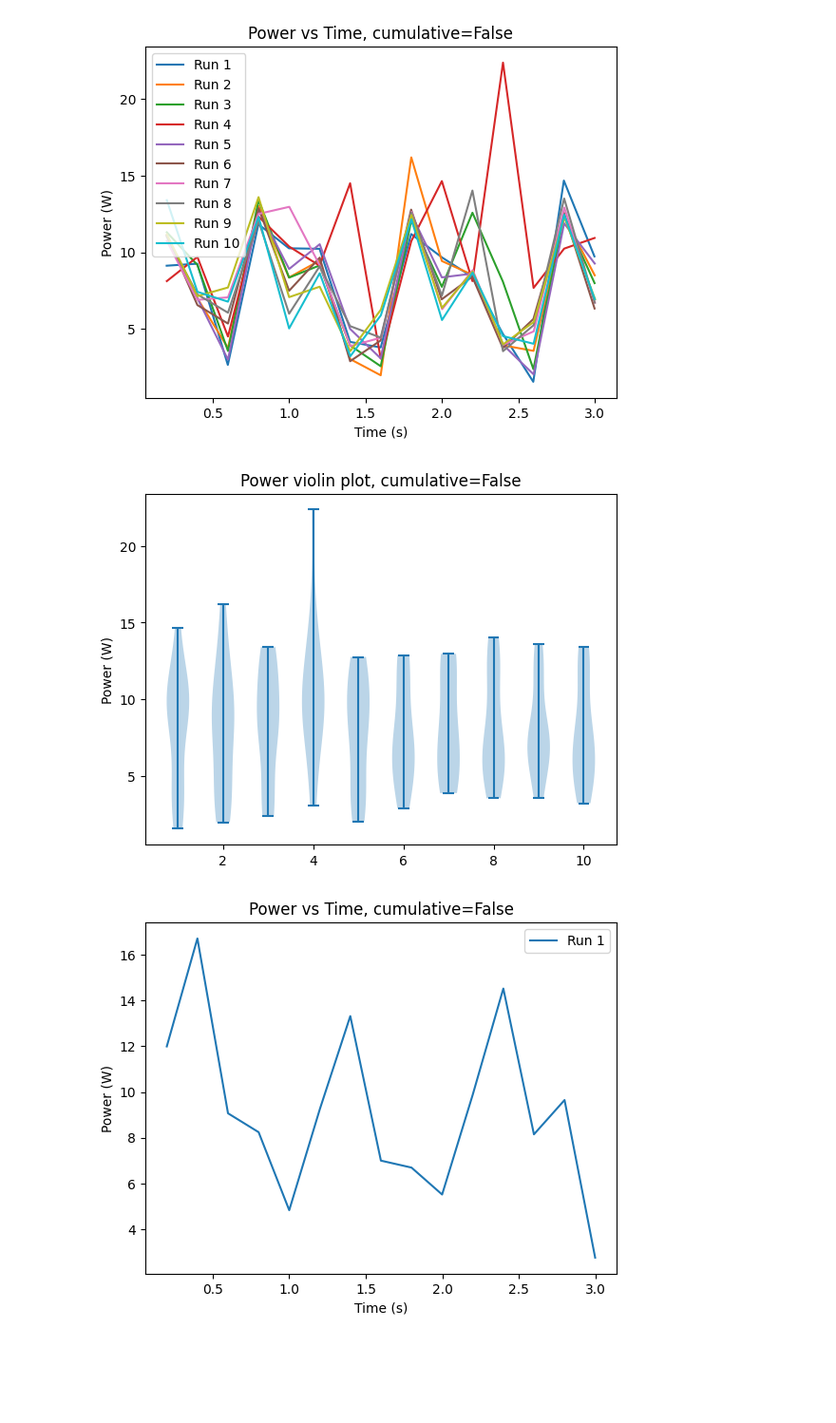
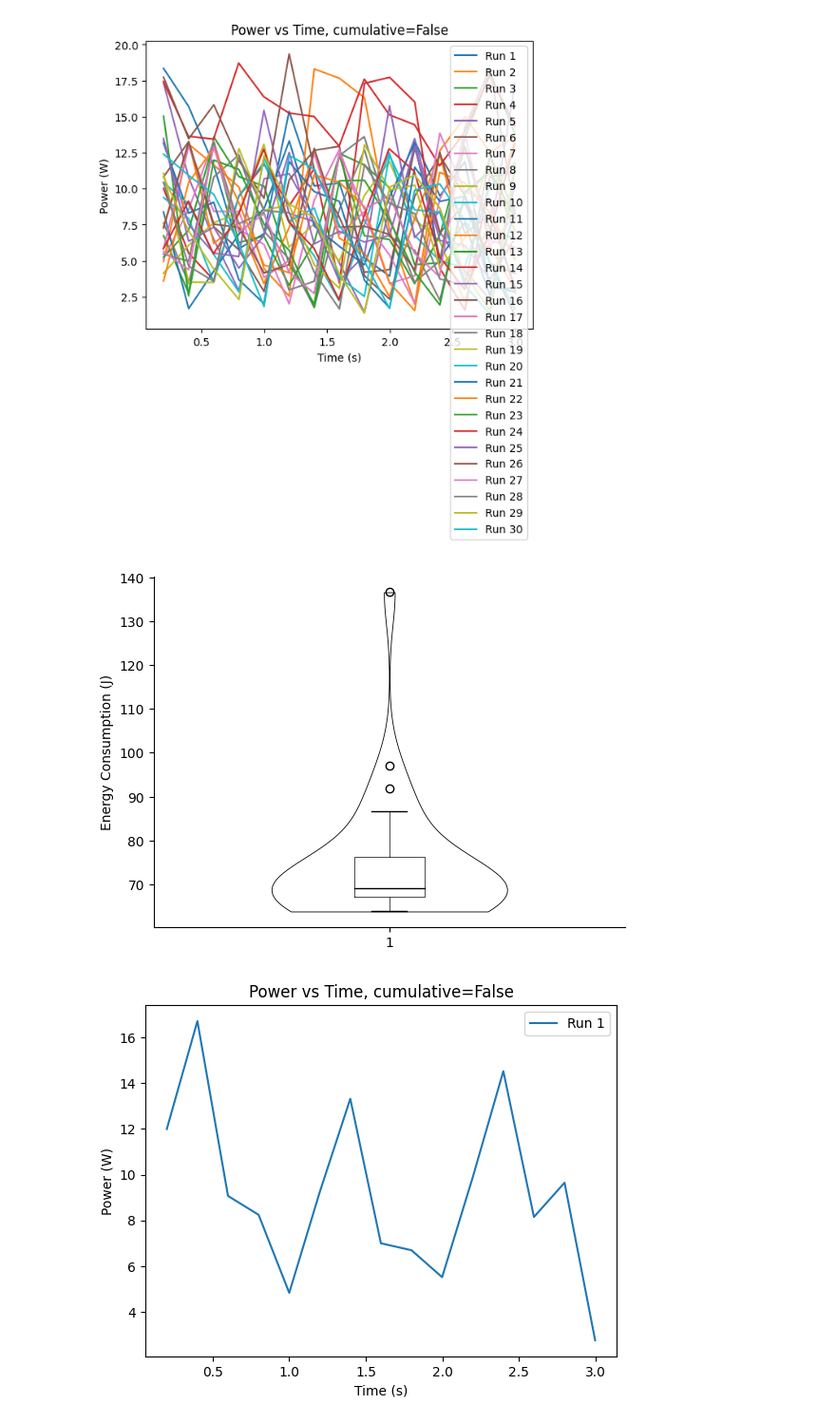
Before and after one commit to mitalipatil99/EnergiBridgeWrapper, a Jupyter notebook: jupyter_energi/Demo.ipynb, the cells around one changed output. Shown: that part at 95% size. Saved outputs shown, nothing was run; the diff lists cells and outputs as text; code cells hidden in the pictures; blank space fills up the shorter version.

Commit message:
fix violin plot

```diff
--- a/jupyter_energi/Demo.ipynb
+++ b/jupyter_energi/Demo.ipynb
@@ -1,4 +1,6 @@
 # %%
+%%capture
+
 import jupyter_energi
 
 #EnergiBridgeStart
@@ -8,4 +10,4 @@ for i in range(3):
     sleep(1)
 #EnergiBridgeStop
 
-data = jupyter_energi.run(no_runs=10)
+data = jupyter_energi.run(no_runs=30)
@@ -32,11 +18,11 @@ cumulative = False
 time_and_power = jupyter_energi.extract_time_and_power(data, cumulative)
 jupyter_energi.make_time_series_plot(time_and_power, cumulative)
 # %% [output]
-[figure, old version]
+[figure, new version]
 # %%
-jupyter_energi.make_violin_plot(time_and_power, False)
+jupyter_energi.make_violin_plot(time_and_power)
 # %% [output]
-[figure, old version]
+[figure, new version]
 # %%
 #print(data)
 # %%
```
Also changed, not shown: parts of 2 cells of this notebook, 2 other files.
